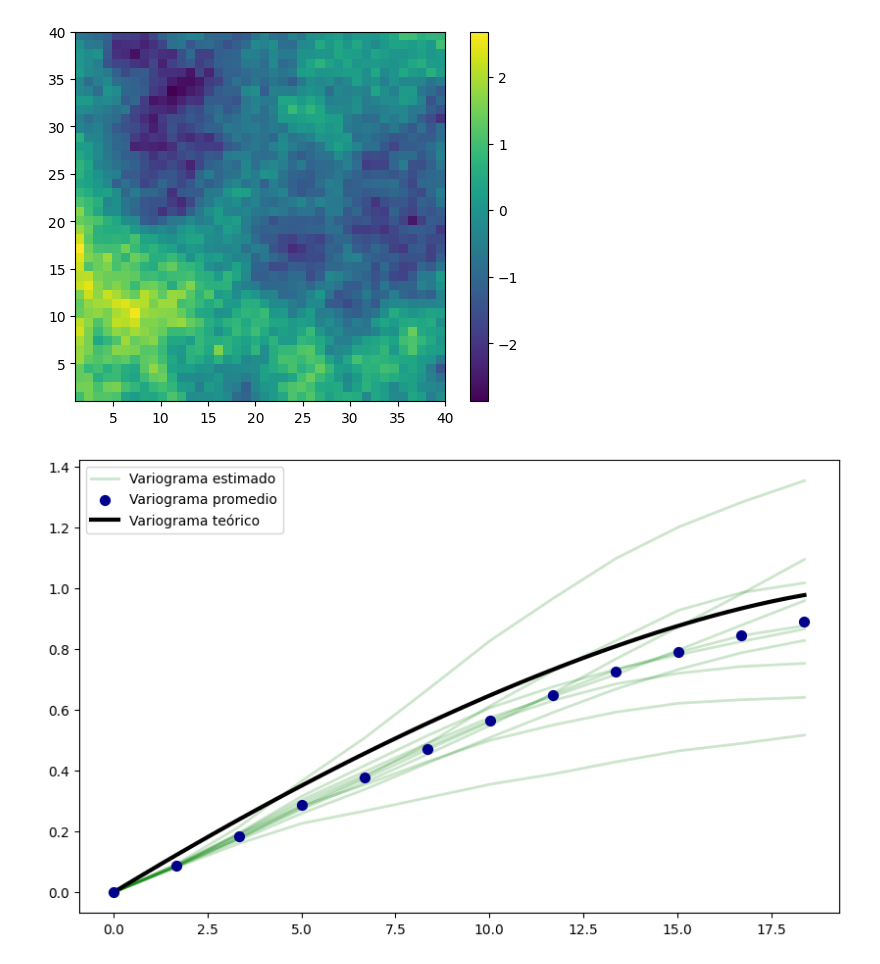
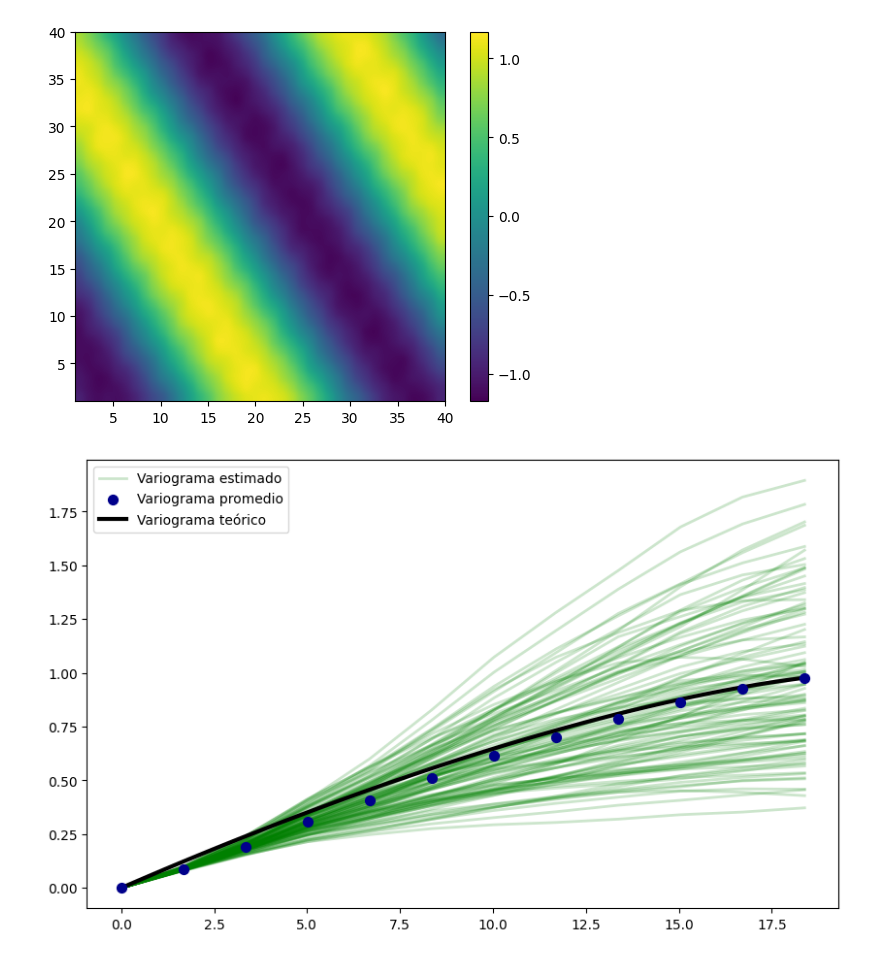
Before and after one commit to AlejandroVillazonG/MAT468, a Jupyter notebook: proyecto/project.ipynb, the cells around one changed output. Saved outputs shown, nothing was run; the diff lists cells and outputs as text; code cells hidden in the pictures.

Commit message:
add turning bands matern

```diff
--- a/proyecto/project.ipynb
+++ b/proyecto/project.ipynb
@@ -82,8 +84,25 @@ class SpatialFieldSimulator:
 
         return cholesky_matrix @ random_samples
 
-    def turning_bands(self, L=1_000):
-        return
+    def matern(method, alpha, nu, **args):
+        if method == 'cholesky':
+          return
+        else:
+          return lambda x : (gamma(nu+1)*alpha**(-2*nu))/(np.pi*gamma(nu))*(alpha**(-2)+np.dot(x,x))**(-nu-1)
+
+    def simulate_one_turning_band(self, model='matern', **args):
+        g = lambda x: (1/(2*np.pi)) * np.exp(-np.dot(x,x)/2)
+        u = np.random.normal(0,1,2)
+        phi = np.random.uniform(0, 2*np.pi, 1)
+        if model == 'matern':
+          f = self.matern(**args)
+        return np.sqrt(2*f(u)/g(u))*np.cos(np.dot(self.grid, u) + phi)
+
+    def turning_bands(self, L=1_000, model='matern', **args):
+        Z = self.simulate_one_turning_band(model=model, **args)
+        for i in range(L-1):
+            Z += self.simulate_one_turning_band(model=model, **args)
+        return Z
 
     def variogram(self, values, h_max, n_lags=10):
         """
@@ -234,17 +253,19 @@ beta = 1.9
 nu = 1.5
 s = SpatialFieldSimulator(40)
 # %%
-points = s.simulate(method = 'cholesky', model = 'askey', alpha = alpha, beta = beta, nu=nu)
+points = s.simulate(method = 'turning_bands', model = 'matern', L=5, alpha = alpha, beta = beta, nu=nu)
 # %%
-plt.imshow(points.reshape((s.sqrt_n, s.sqrt_n)), extent = [1,s.sqrt_n,1,s.sqrt_n])
+plt.imshow(points.reshape((s.sqrt_n, s.sqrt_n)),
+           extent = [1,s.sqrt_n,1,s.sqrt_n],
+           interpolation = 'gaussian')
 plt.colorbar()
 plt.show()
 # %% [output]
-[figure, old version]
+[figure, new version]
 # %%
 h_max = s.distances_matrix.max()/3
 n_lags = int(np.ceil(2 * np.log2(s.sqrt_n) + 1))
-n_simulates = 10
+n_simulates = 100
 
 x = np.linspace(0,h_max,100)
 
@@ -267,4 +288,4 @@ plt.scatter(lags, prom/n_simulates, s=50, c='darkblue', zorder=3, label='Variogr
 plt.plot(x, cov(0)-cov(x), lw=3, label='Variograma teórico', c='k', zorder=2)
 plt.legend();
 # %% [output]
-[figure, old version]
+[figure, new version]
```
Also changed, not shown: parts of 1 cell of this notebook.
